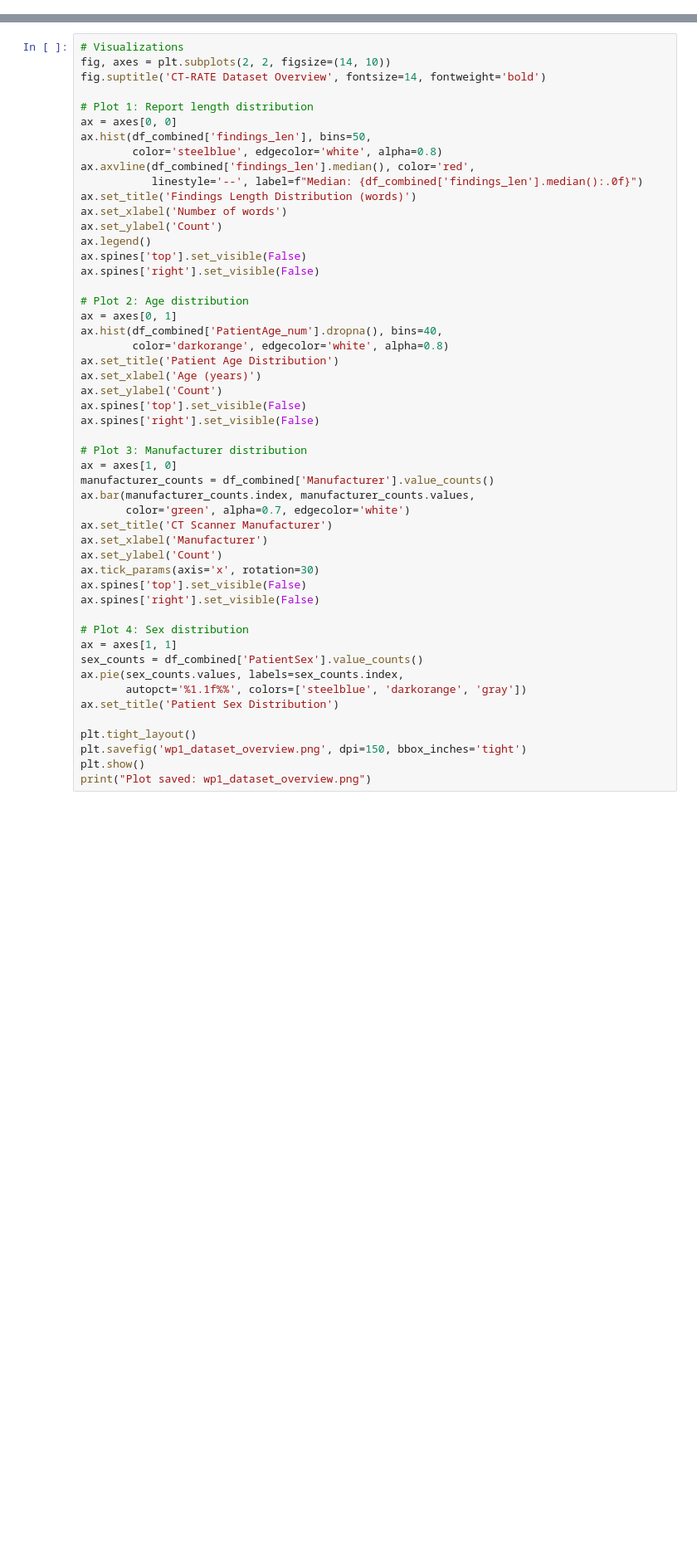
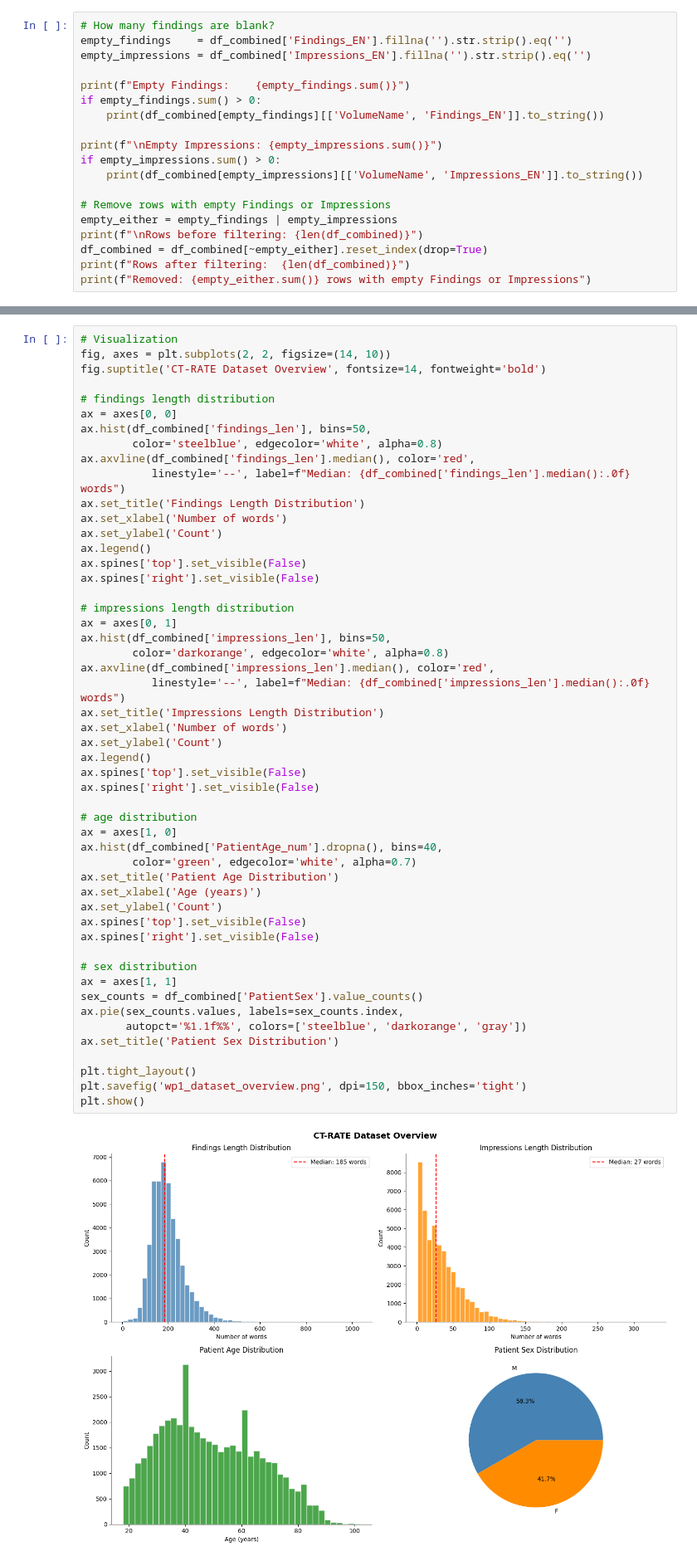
Before and after one commit to hamofo/praktikum-hpc, a Jupyter notebook: WP1/wp1_data_ingestion.ipynb, the cells around one changed output, grey strips where cells are left out. Shown at 83% size. Drawn from its saved outputs; the diff is of its cells as text; blank space fills up the shorter version.

```diff
--- a/WP1/wp1_data_ingestion.ipynb
+++ b/WP1/wp1_data_ingestion.ipynb
@@ -111,0 +196,19 @@ print(f"  Std:    {df_combined['impressions_len'].std():.1f}")
+# %%
+# How many findings are blank?
+empty_findings    = df_combined['Findings_EN'].fillna('').str.strip().eq('')
+empty_impressions = df_combined['Impressions_EN'].fillna('').str.strip().eq('')
+
+print(f"Empty Findings:    {empty_findings.sum()}")
+if empty_findings.sum() > 0:
+    print(df_combined[empty_findings][['VolumeName', 'Findings_EN']].to_string())
+
+print(f"\nEmpty Impressions: {empty_impressions.sum()}")
+if empty_impressions.sum() > 0:
+    print(df_combined[empty_impressions][['VolumeName', 'Impressions_EN']].to_string())
+
+# Remove rows with empty Findings or Impressions
+empty_either = empty_findings | empty_impressions
+print(f"\nRows before filtering: {len(df_combined)}")
+df_combined = df_combined[~empty_either].reset_index(drop=True)
+print(f"Rows after filtering:  {len(df_combined)}")
+print(f"Removed: {empty_either.sum()} rows with empty Findings or Impressions")
@@ -132,52 +262,54 @@ print(df_combined['Manufacturer'].value_counts())
 # %%
-# Visualizations
+# Visualization
 fig, axes = plt.subplots(2, 2, figsize=(14, 10))
 fig.suptitle('CT-RATE Dataset Overview', fontsize=14, fontweight='bold')
 
-# Plot 1: Report length distribution
+# findings length distribution
 ax = axes[0, 0]
 ax.hist(df_combined['findings_len'], bins=50,
         color='steelblue', edgecolor='white', alpha=0.8)
 ax.axvline(df_combined['findings_len'].median(), color='red',
-           linestyle='--', label=f"Median: {df_combined['findings_len'].median():.0f}")
-ax.set_title('Findings Length Distribution (words)')
+           linestyle='--', label=f"Median: {df_combined['findings_len'].median():.0f} words")
+ax.set_title('Findings Length Distribution')
 ax.set_xlabel('Number of words')
 ax.set_ylabel('Count')
 ax.legend()
 ax.spines['top'].set_visible(False)
 ax.spines['right'].set_visible(False)
 
-# Plot 2: Age distribution
+# impressions length distribution
 ax = axes[0, 1]
+ax.hist(df_combined['impressions_len'], bins=50,
+        color='darkorange', edgecolor='white', alpha=0.8)
+ax.axvline(df_combined['impressions_len'].median(), color='red',
+           linestyle='--', label=f"Median: {df_combined['impressions_len'].median():.0f} words")
+ax.set_title('Impressions Length Distribution')
+ax.set_xlabel('Number of words')
+ax.set_ylabel('Count')
+ax.legend()
+ax.spines['top'].set_visible(False)
+ax.spines['right'].set_visible(False)
+
+# age distribution
+ax = axes[1, 0]
 ax.hist(df_combined['PatientAge_num'].dropna(), bins=40,
-        color='darkorange', edgecolor='white', alpha=0.8)
+        color='green', edgecolor='white', alpha=0.7)
 ax.set_title('Patient Age Distribution')
 ax.set_xlabel('Age (years)')
 ax.set_ylabel('Count')
 ax.spines['top'].set_visible(False)
 ax.spines['right'].set_visible(False)
 
-# Plot 3: Manufacturer distribution
-ax = axes[1, 0]
-manufacturer_counts = df_combined['Manufacturer'].value_counts()
-ax.bar(manufacturer_counts.index, manufacturer_counts.values,
-       color='green', alpha=0.7, edgecolor='white')
-ax.set_title('CT Scanner Manufacturer')
-ax.set_xlabel('Manufacturer')
-ax.set_ylabel('Count')
-ax.tick_params(axis='x', rotation=30)
-ax.spines['top'].set_visible(False)
-ax.spines['right'].set_visible(False)
-
-# Plot 4: Sex distribution
+# sex distribution
 ax = axes[1, 1]
 sex_counts = df_combined['PatientSex'].value_counts()
 ax.pie(sex_counts.values, labels=sex_counts.index,
        autopct='%1.1f%%', colors=['steelblue', 'darkorange', 'gray'])
 ax.set_title('Patient Sex Distribution')
 
 plt.tight_layout()
 plt.savefig('wp1_dataset_overview.png', dpi=150, bbox_inches='tight')
 plt.show()
-print("Plot saved: wp1_dataset_overview.png")
+# %% [output]
+[figure, added]
 # %%
```
Also changed, not shown: parts of 30 cells of this notebook, 12 other files.
